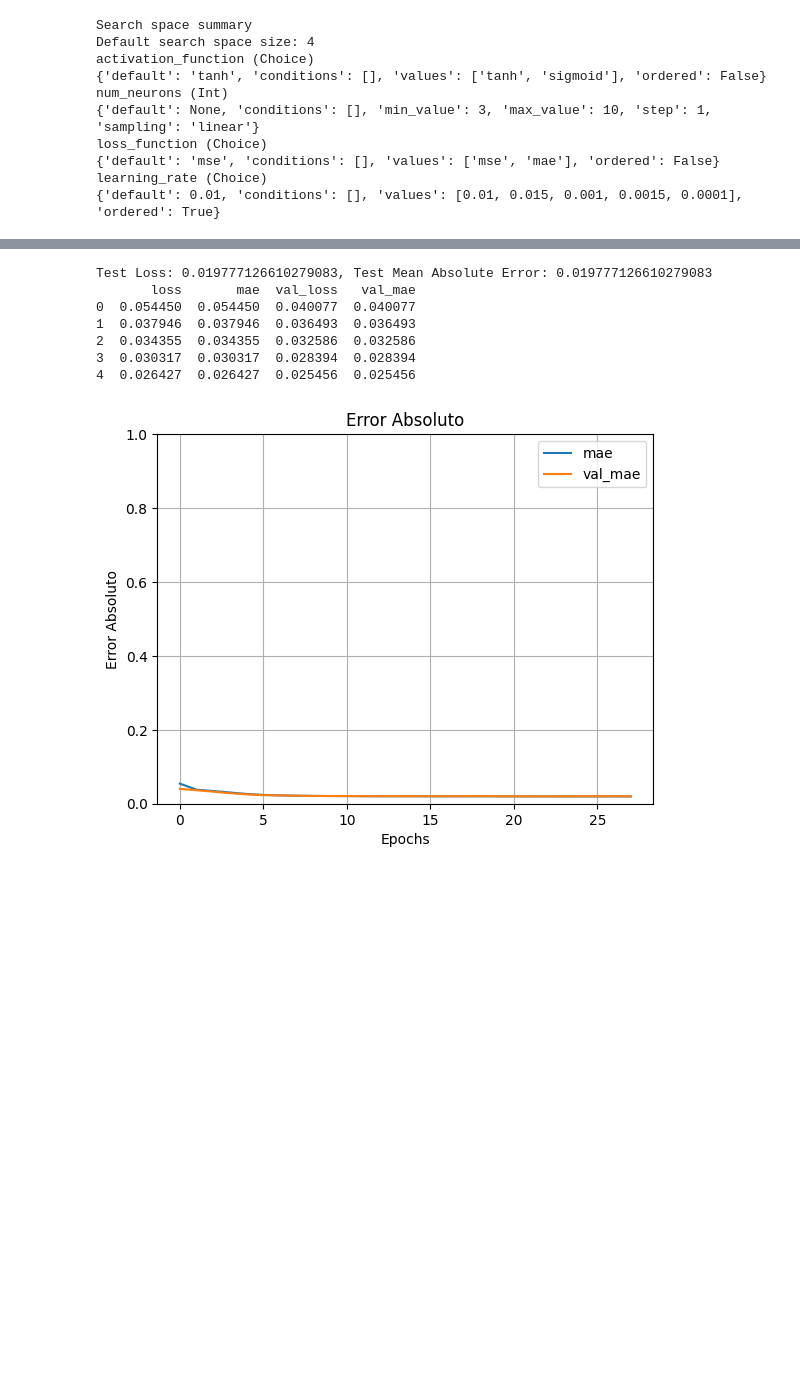
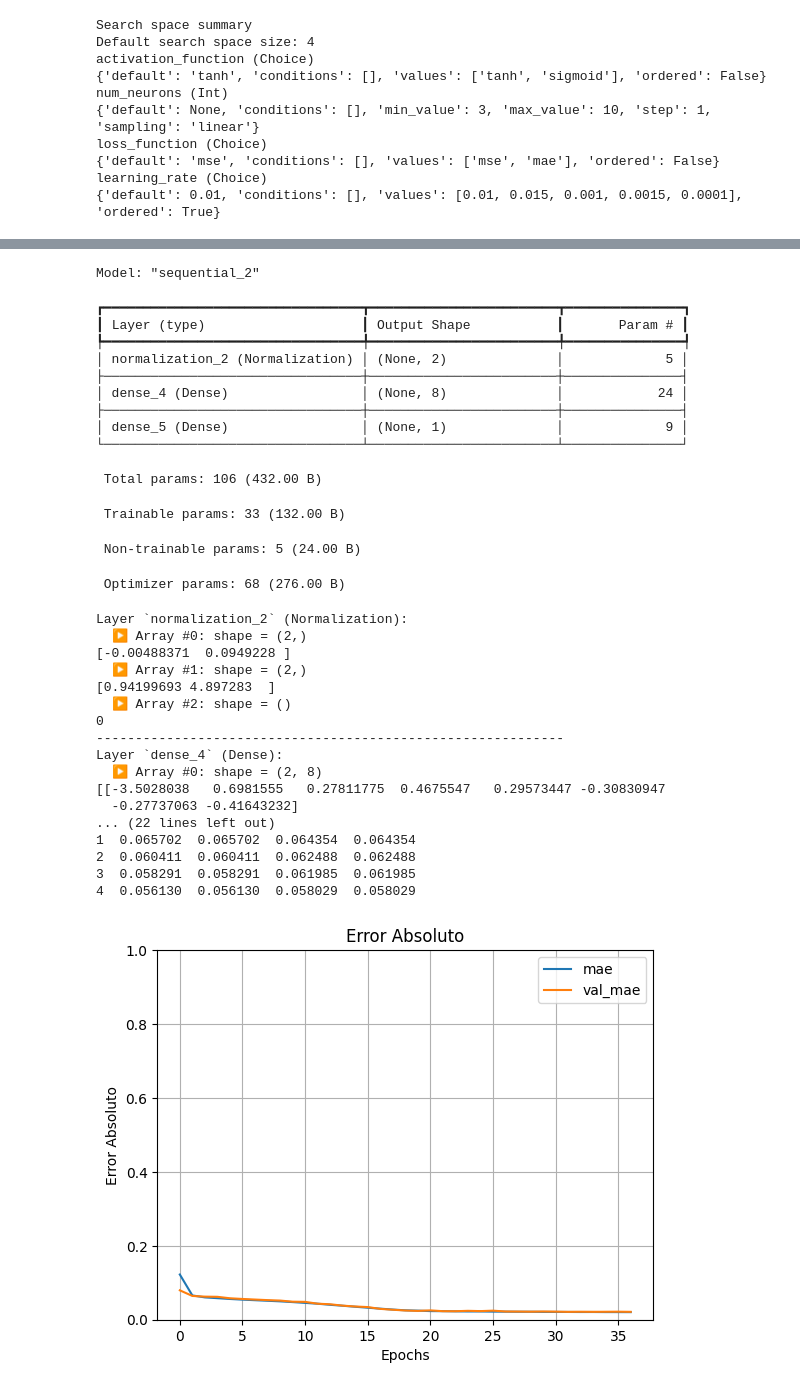
Before and after one commit to Bernal1229/proyectofinalIA, a Jupyter notebook: Proyecto IA.ipynb, the cells around one changed output, grey strips where cells are left out. Drawn from its saved outputs; the diff is of its cells as text; code cells hidden in the pictures; blank space fills up the shorter version.

```diff
--- a/Proyecto IA.ipynb
+++ b/Proyecto IA.ipynb
@@ -201,33 +189,75 @@ Best hyperparameters: {'activation_function': 'tanh', 'num_neurons': 3, 'loss_fu
 # %%
 model = tuner.hypermodel.build(best_hps) #Se compila el mejor modelo
+
 
 history = model.fit(X_train,
                     Y_train,
                     epochs=1000,
                     batch_size=best_hps.get('batch_size'),
                     validation_split=0.2,  # Use validation data
                     callbacks=[stop_early],
                     verbose=False)
 
+def print_model_weights(model):
+    """
+    Prints the weight arrays of each layer in `model` in an orderly fashion.
+    """
+    for layer in model.layers:
+        weights = layer.get_weights()
+        if not weights:
+            continue
+        print(f"Layer `{layer.name}` ({layer.__class__.__name__}):")
+        for idx, w in enumerate(weights):
+            print(f"  ▶ Array #{idx}: shape = {w.shape}")
+            # Optionally, for very large arrays you can limit the printout:
+            # print(np.array2string(w, max_line_width=100, precision=4, threshold=10))
+            print(w)
+        print("-" * 60)
+model.summary()
 
+print_model_weights(model)
 test_loss, test_mae = model.evaluate(X_train, Y_train, verbose=0)
 print(f'Test Loss: {test_loss}, Test Mean Absolute Error: {test_mae}')
 loss_df = pd.DataFrame(history.history)
 print(loss_df.head())
 # Plot the loss and validation loss
 loss_df.loc[:, ['mae', 'val_mae']].plot()
 plt.ylim(0, 1)
 plt.title('Error Absoluto')
 plt.xlabel('Epochs')
 plt.ylabel('Error Absoluto')
 plt.grid()
 # %% [output]
-Test Loss: 0.019777126610279083, Test Mean Absolute Error: 0.019777126610279083
-       loss       mae  val_loss   val_mae
-0  0.054450  0.054450  0.040077  0.040077
-1  0.037946  0.037946  0.036493  0.036493
-2  0.034355  0.034355  0.032586  0.032586
-3  0.030317  0.030317  0.028394  0.028394
-4  0.026427  0.026427  0.025456  0.025456
+Model: "sequential_2"
+┏━━━━━━━━━━━━━━━━━━━━━━━━━━━━━━━━━┳━━━━━━━━━━━━━━━━━━━━━━━━┳━━━━━━━━━━━━━━━┓
+┃ Layer (type)                    ┃ Output Shape           ┃       Param # ┃
+┡━━━━━━━━━━━━━━━━━━━━━━━━━━━━━━━━━╇━━━━━━━━━━━━━━━━━━━━━━━━╇━━━━━━━━━━━━━━━┩
+│ normalization_2 (Normalization) │ (None, 2)              │             5 │
+├─────────────────────────────────┼────────────────────────┼───────────────┤
+│ dense_4 (Dense)                 │ (None, 8)              │            24 │
+├─────────────────────────────────┼────────────────────────┼───────────────┤
+│ dense_5 (Dense)                 │ (None, 1)              │             9 │
+└─────────────────────────────────┴────────────────────────┴───────────────┘
+ Total params: 106 (432.00 B)
+ Trainable params: 33 (132.00 B)
+ Non-trainable params: 5 (24.00 B)
+ Optimizer params: 68 (276.00 B)
+Layer `normalization_2` (Normalization):
+  ▶ Array #0: shape = (2,)
+[-0.00488371  0.0949228 ]
+  ▶ Array #1: shape = (2,)
+[0.94199693 4.897283  ]
+  ▶ Array #2: shape = ()
+0
+------------------------------------------------------------
+Layer `dense_4` (Dense):
+  ▶ Array #0: shape = (2, 8)
+[[-3.5028038   0.6981555   0.27811775  0.4675547   0.29573447 -0.30830947
+  -0.27737063 -0.41643232]
+... (22 lines left out)
+1  0.065702  0.065702  0.064354  0.064354
+2  0.060411  0.060411  0.062488  0.062488
+3  0.058291  0.058291  0.061985  0.061985
+4  0.056130  0.056130  0.058029  0.058029
-[figure, old version]
+[figure, new version]
 # %% [markdown]
```
Also changed, not shown: parts of 12 cells of this notebook.
